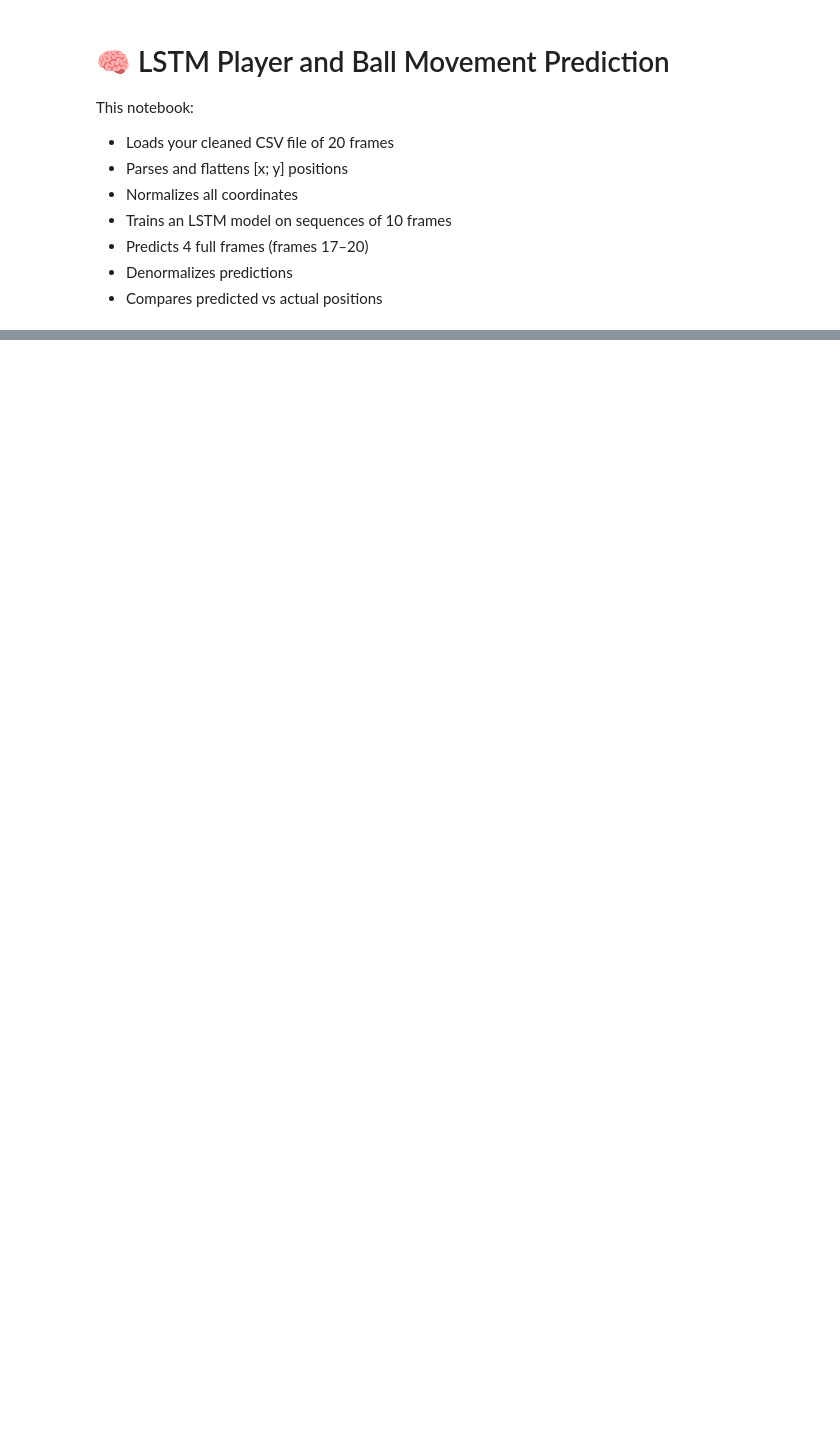
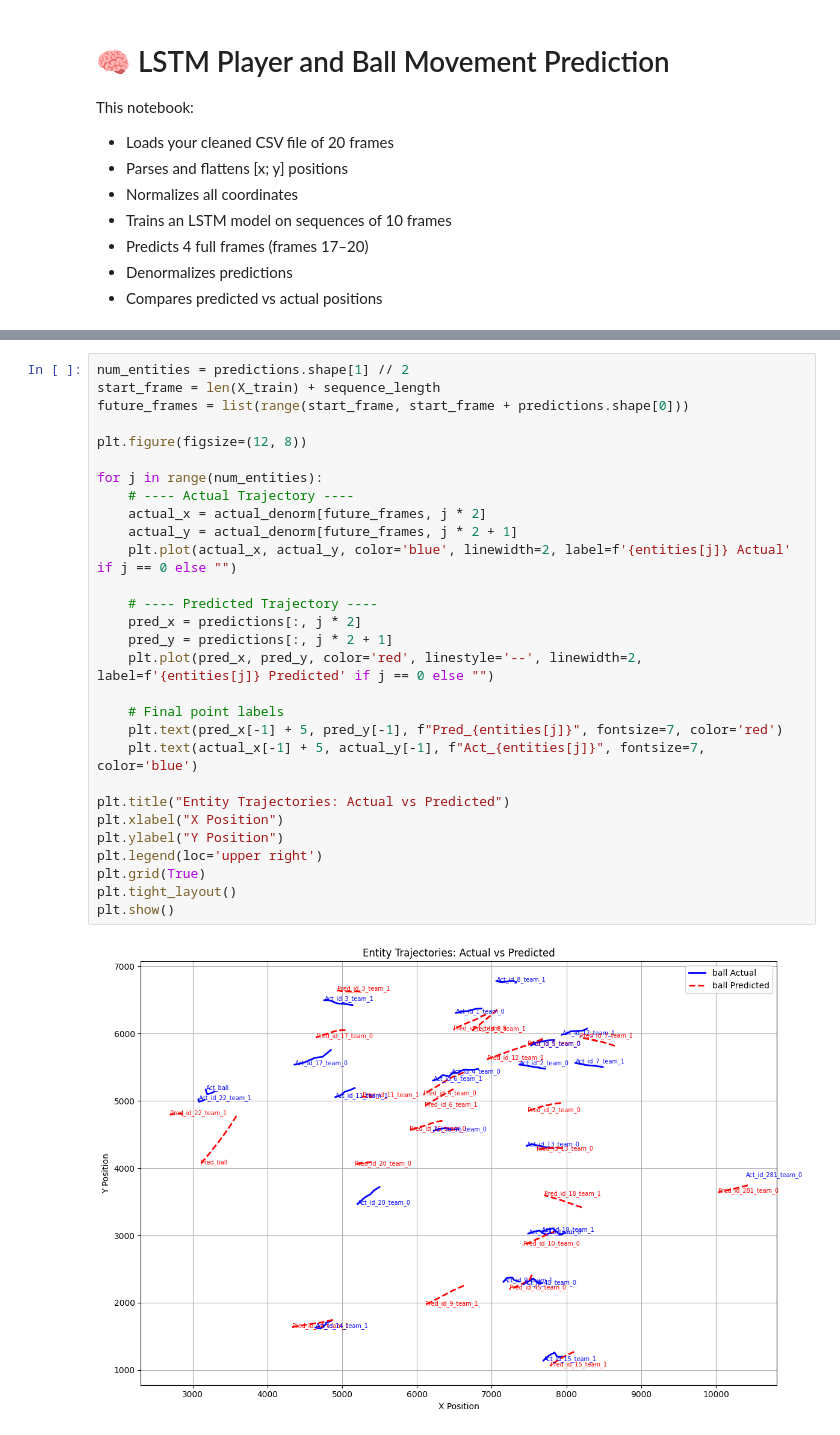
Before and after one commit to ppedro20/VirtIAFut, a Jupyter notebook: notebooks/predictions/01_lstm.ipynb, the cells around one changed output, grey strips where cells are left out. Cells and saved outputs as stored; diff of their text form; blank space fills up the shorter version.

```diff
--- a/notebooks/predictions/01_lstm.ipynb
+++ b/notebooks/predictions/01_lstm.ipynb
@@ -211,0 +285,31 @@ plt.show()
+# %%
+num_entities = predictions.shape[1] // 2
+start_frame = len(X_train) + sequence_length
+future_frames = list(range(start_frame, start_frame + predictions.shape[0]))
+
+plt.figure(figsize=(12, 8))
+
+for j in range(num_entities):
+    # ---- Actual Trajectory ----
+    actual_x = actual_denorm[future_frames, j * 2]
+    actual_y = actual_denorm[future_frames, j * 2 + 1]
+    plt.plot(actual_x, actual_y, color='blue', linewidth=2, label=f'{entities[j]} Actual' if j == 0 else "")
+
+    # ---- Predicted Trajectory ----
+    pred_x = predictions[:, j * 2]
+    pred_y = predictions[:, j * 2 + 1]
+    plt.plot(pred_x, pred_y, color='red', linestyle='--', linewidth=2, label=f'{entities[j]} Predicted' if j == 0 else "")
+
+    # Final point labels
+    plt.text(pred_x[-1] + 5, pred_y[-1], f"Pred_{entities[j]}", fontsize=7, color='red')
+    plt.text(actual_x[-1] + 5, actual_y[-1], f"Act_{entities[j]}", fontsize=7, color='blue')
+
+plt.title("Entity Trajectories: Actual vs Predicted")
+plt.xlabel("X Position")
+plt.ylabel("Y Position")
+plt.legend(loc='upper right')
+plt.grid(True)
+plt.tight_layout()
+plt.show()
+# %% [output]
+[figure, added]
```
Also changed, not shown: parts of 11 cells of this notebook, 7 other files.
